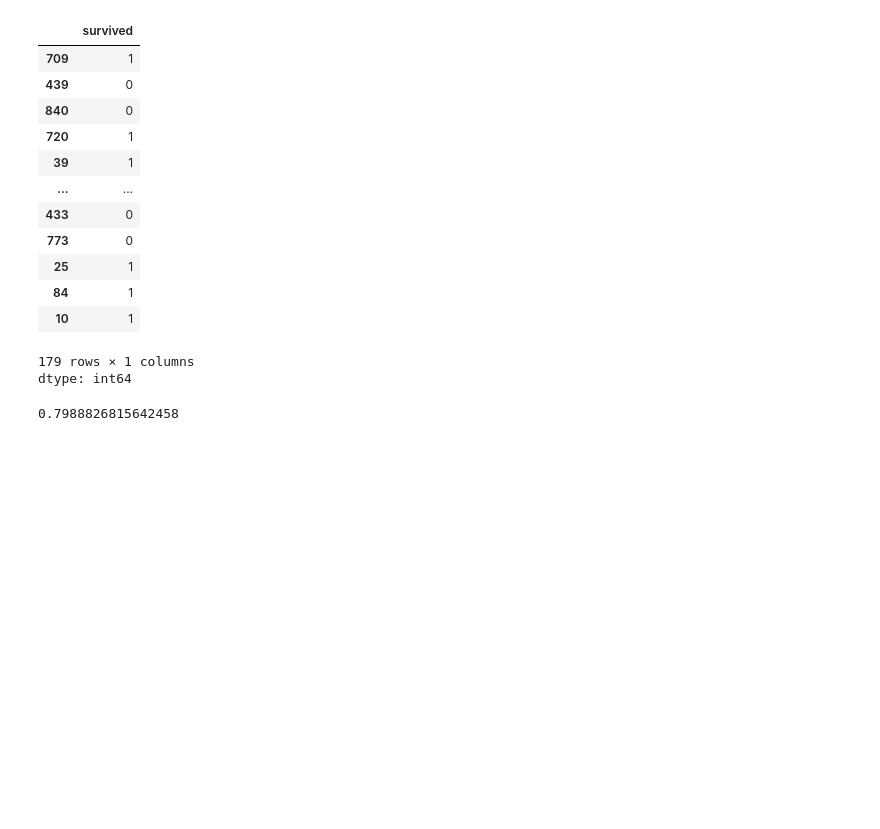
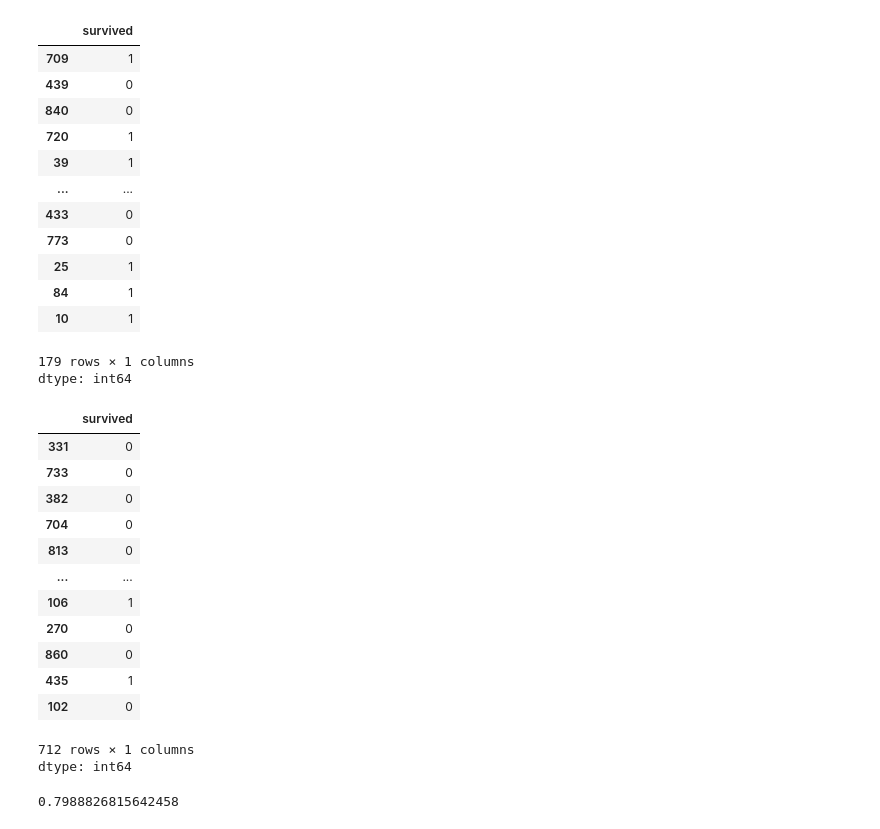
Before and after one commit to abdulrafaykhan11/titanic-survival-ml, a Jupyter notebook: titanic_loss.ipynb, the cells around one changed output. Drawn from its saved outputs; the diff is of its cells as text; code cells hidden in the pictures; blank space fills up the shorter version.

```diff
--- a/titanic_loss.ipynb
+++ b/titanic_loss.ipynb
@@ -230,6 +226,23 @@ y_test
 dtype: int64
 # %%
 from sklearn.metrics import accuracy_score,confusion_matrix,classification_report
+# %%
+y_train
+# %% [output]
+|  | survived |
+| 331 | 0 |
+| 733 | 0 |
+| 382 | 0 |
+| 704 | 0 |
+| 813 | 0 |
+| ... | ... |
+| 106 | 1 |
+| 270 | 0 |
+| 860 | 0 |
+| 435 | 1 |
+| 102 | 0 |
+712 rows × 1 columns
+dtype: int64
 # %%
 accuracy_score(y_test,y_pred)
 # %% [output]
```
Also changed, not shown: parts of 7 cells of this notebook.
